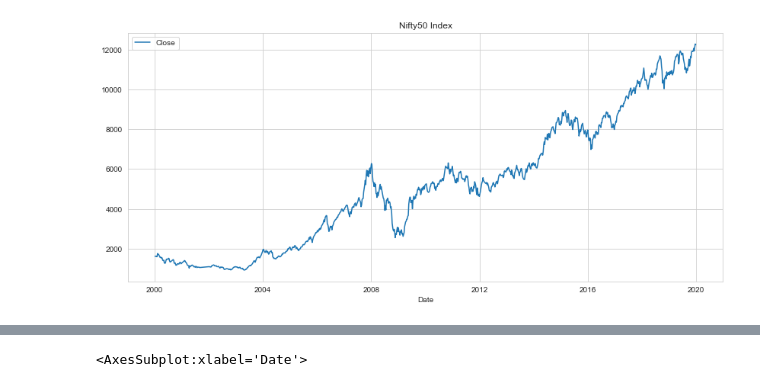
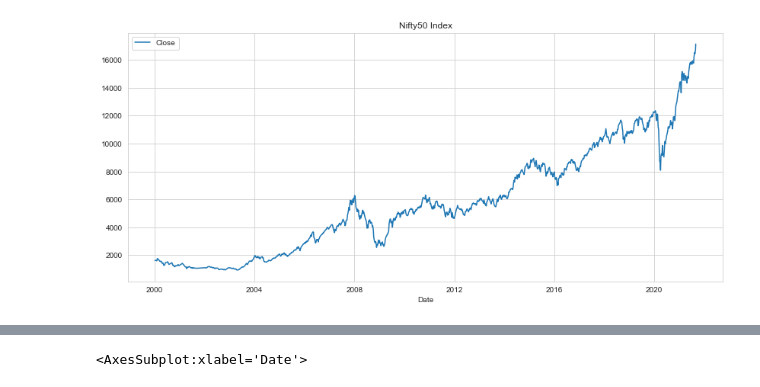
Before and after one commit to vb2317/beat_the_index, a Jupyter notebook: beat_the_index.ipynb, the cells around one changed output, grey strips where cells are left out. Drawn from its saved outputs; the diff is of its cells as text; code cells hidden in the pictures.

```diff
--- a/beat_the_index.ipynb
+++ b/beat_the_index.ipynb
@@ -9,7 +8,4 @@ import seaborn as sns
 # %%
 from pyxirr import xirr
 # %%
-dfw = pd.read_csv("data_in_csv.csv", index_col=0,parse_dates=True)
-#dfw = df[df.index.day_of_week == 0]
-#dfw.head()
-dfw = dfw[:"2019"]
+df = pd.read_csv("data_in_csv.csv", index_col=0,parse_dates=True)
@@ -33,9 +12,9 @@ dfw
 # %%
 plt.figure(figsize=(14,6))
 plt.title("Nifty50 Index")
 
-sns.lineplot(data=dfw)
+sns.lineplot(data=df)
 sns.set_style("whitegrid")
 # %% [output]
-[figure, old version]
+[figure, new version]
 # %%
```
Also changed, not shown: parts of 25 cells of this notebook.
